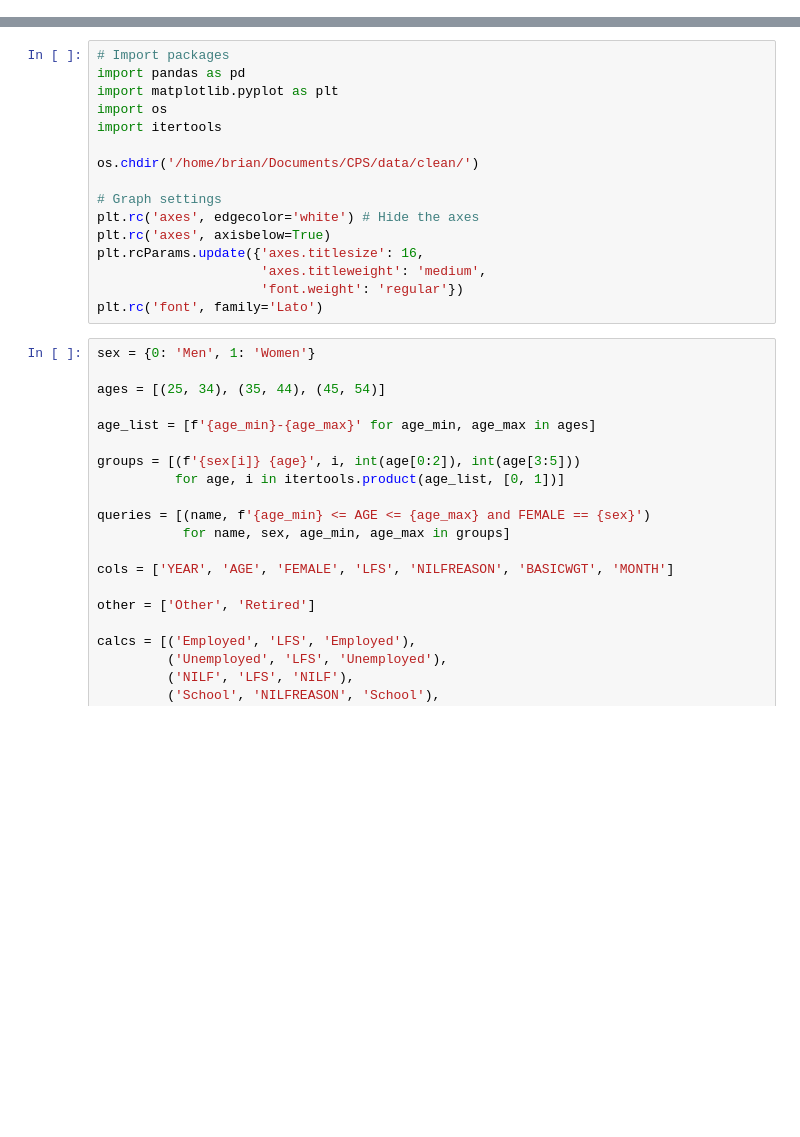
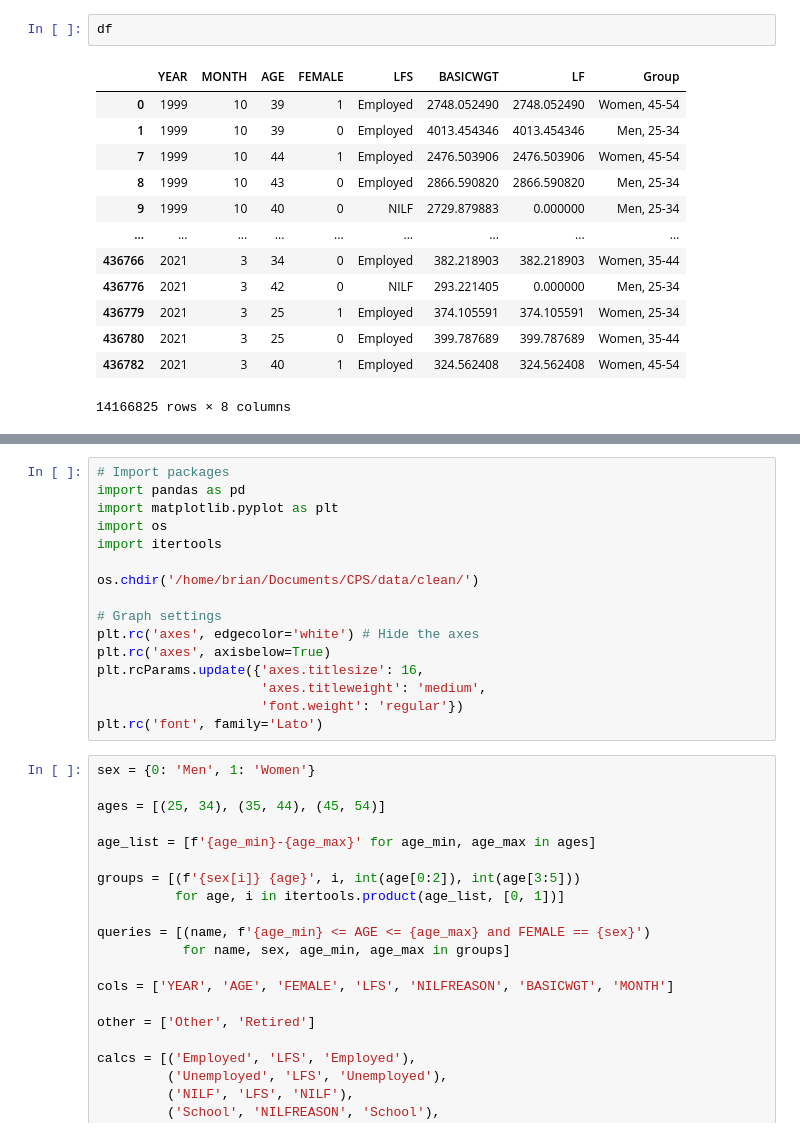
Before and after one commit to bdecon/blog_posts, a Jupyter notebook: LFPR_Men_Women/LFPR_Men_Women.ipynb, the cells around one changed output, grey strips where cells are left out. Cells and saved outputs as stored; diff of their text form; blank space fills up the shorter version.

```diff
--- a/LFPR_Men_Women/LFPR_Men_Women.ipynb
+++ b/LFPR_Men_Women/LFPR_Men_Women.ipynb
@@ -0,0 +58,16 @@
+# %%
+df
+# %% [output]
+|  | YEAR | MONTH | AGE | FEMALE | LFS | BASICWGT | LF | Group |
+| 0 | 1999 | 10 | 39 | 1 | Employed | 2748.052490 | 2748.052490 | Women, 45-54 |
+| 1 | 1999 | 10 | 39 | 0 | Employed | 4013.454346 | 4013.454346 | Men, 25-34 |
+| 7 | 1999 | 10 | 44 | 1 | Employed | 2476.503906 | 2476.503906 | Women, 45-54 |
+| 8 | 1999 | 10 | 43 | 0 | Employed | 2866.590820 | 2866.590820 | Men, 25-34 |
+| 9 | 1999 | 10 | 40 | 0 | NILF | 2729.879883 | 0.000000 | Men, 25-34 |
+| ... | ... | ... | ... | ... | ... | ... | ... | ... |
+| 436766 | 2021 | 3 | 34 | 0 | Employed | 382.218903 | 382.218903 | Women, 35-44 |
+| 436776 | 2021 | 3 | 42 | 0 | NILF | 293.221405 | 0.000000 | Men, 25-34 |
+| 436779 | 2021 | 3 | 25 | 1 | Employed | 374.105591 | 374.105591 | Women, 25-34 |
+| 436780 | 2021 | 3 | 25 | 0 | Employed | 399.787689 | 399.787689 | Women, 35-44 |
+| 436782 | 2021 | 3 | 40 | 1 | Employed | 324.562408 | 324.562408 | Women, 45-54 |
+14166825 rows × 8 columns
```
Also changed, not shown: parts of 14 cells of this notebook, 23 other files.
